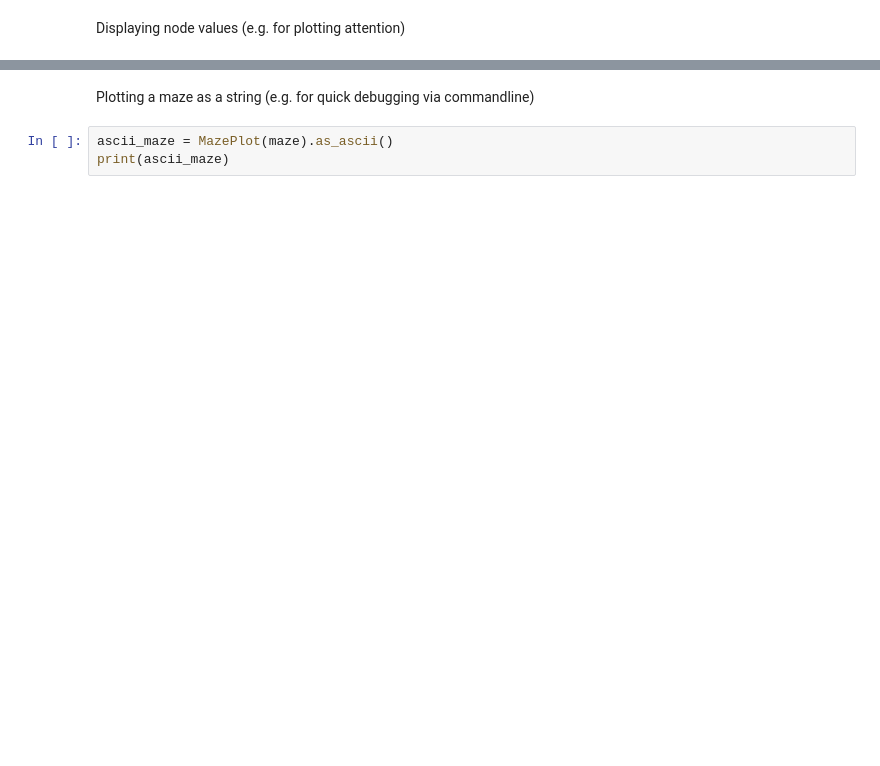
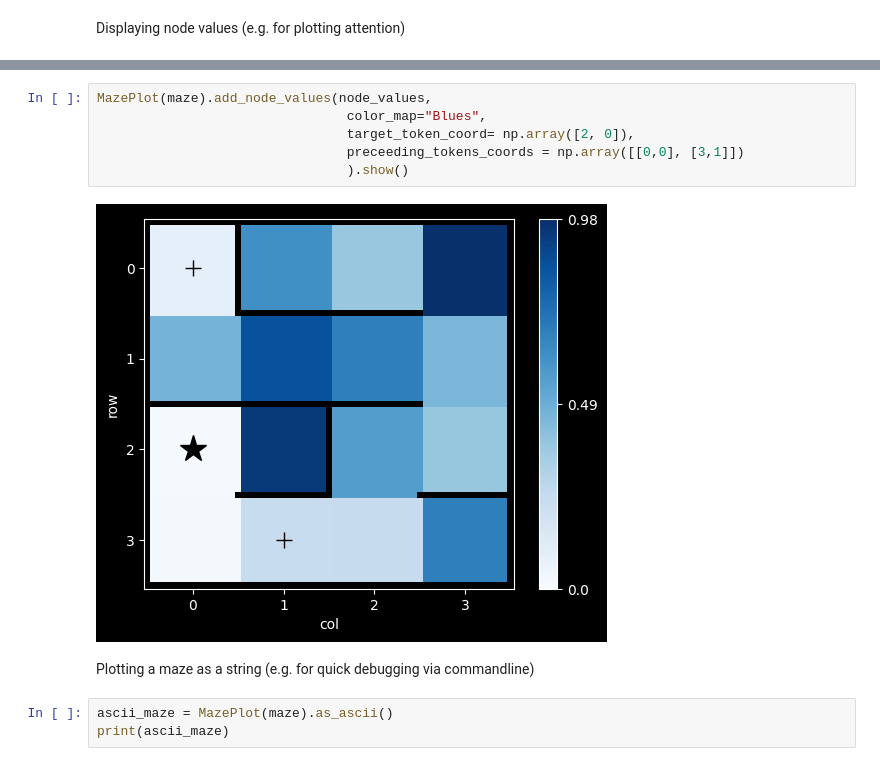
Before and after one commit to understanding-search/maze-transformer, a Jupyter notebook: notebooks/demo_latticemaze.ipynb, the cells around one changed output, grey strips where cells are left out. Saved outputs shown, nothing was run; the diff lists cells and outputs as text; blank space fills up the shorter version.

Commit message:
added marking target and preceeding tokens for attention visualisation

```diff
--- a/notebooks/demo_latticemaze.ipynb
+++ b/notebooks/demo_latticemaze.ipynb
@@ -124,3 +177,11 @@ MazePlot(maze).add_node_values(node_values, color_map="Blues").show()
+# %%
+MazePlot(maze).add_node_values(node_values,
+                                color_map="Blues",
+                                target_token_coord= np.array([2, 0]),
+                                preceeding_tokens_coords = np.array([[0,0], [3,1]])
+                                ).show()
+# %% [output]
+[figure, added]
 # %% [markdown]
 Plotting a maze as a string (e.g. for quick debugging via commandline)
 # %%
```
Also changed, not shown: parts of 11 cells of this notebook, 1 other file.
